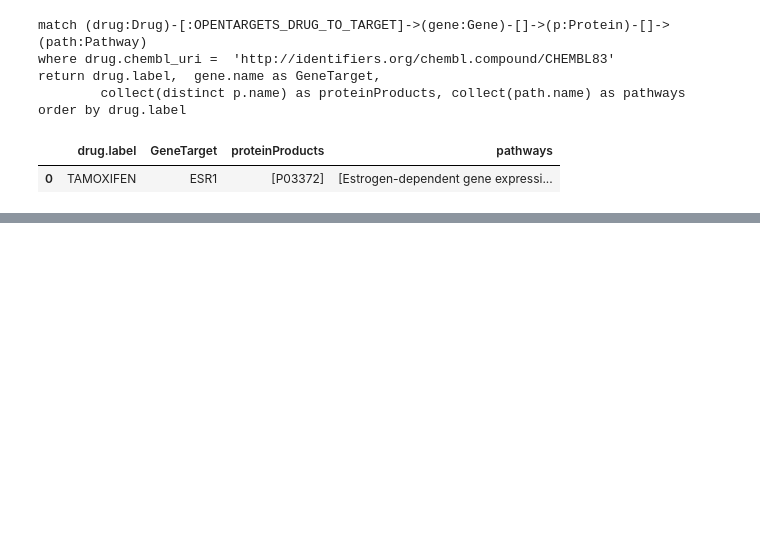
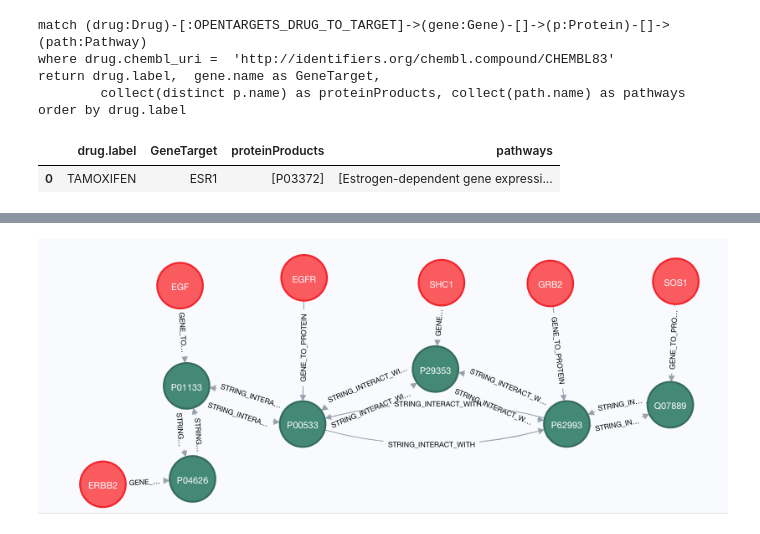
Before and after one commit to mvab/epigraphdb-breast-cancer, a Jupyter notebook: breast_cancer_positive_controls.ipynb, the cells around one changed output, grey strips where cells are left out. Drawn from its saved outputs; the diff is of its cells as text; code cells hidden in the pictures; blank space fills up the shorter version.

```diff
--- a/breast_cancer_positive_controls.ipynb
+++ b/breast_cancer_positive_controls.ipynb
@@ -212,0 +215,2 @@ return p
+# %%
+gene_list1 = ['IGF1', 'IFG1R', 'PIK3CA', 'PTEN', 'AKT1', 'MTOR', 'RPS6KB1']
@@ -212,0 +296,11 @@ return p
+# %%
+query= """
+MATCH (gene1:Gene)-[gene_to_protein1:GENE_TO_PROTEIN]->(protein1:Protein)-[string:STRING_INTERACT_WITH]->(protein2:Protein)<-[gene_to_protein2:GENE_TO_PROTEIN]-(gene2:Gene)
+WHERE gene1.name in {glist} and gene2.name in {glist}
+and string.score in  [999.0, 998.0, 996.0]
+return gene1,gene_to_protein1,  protein1, string
+""".format(glist=gene_list1)
+
+Image(filename = "figures/PC_test3_her2_path_incomplete.png")
+# %% [output]
+[figure, added]
```
Also changed, not shown: parts of 7 cells of this notebook, 3 other files.
